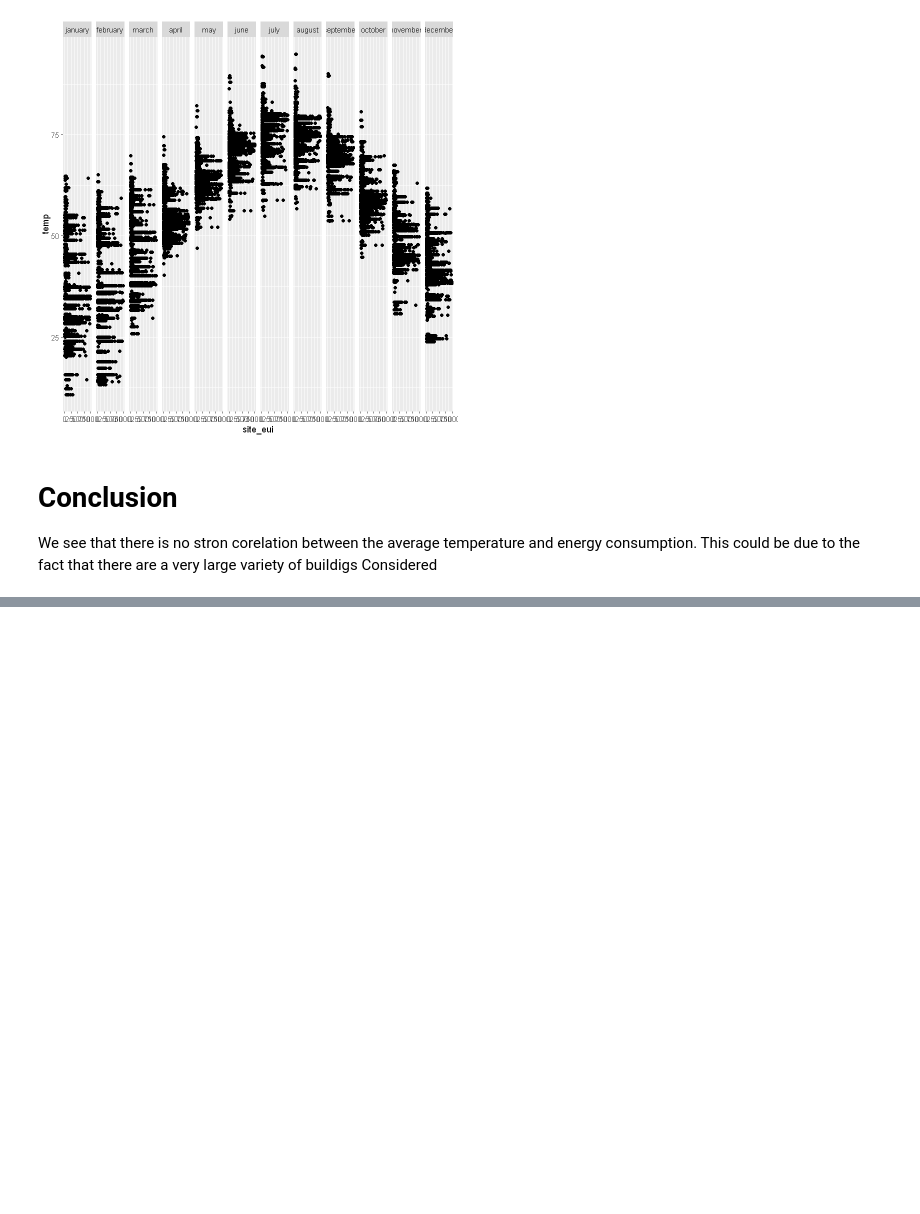
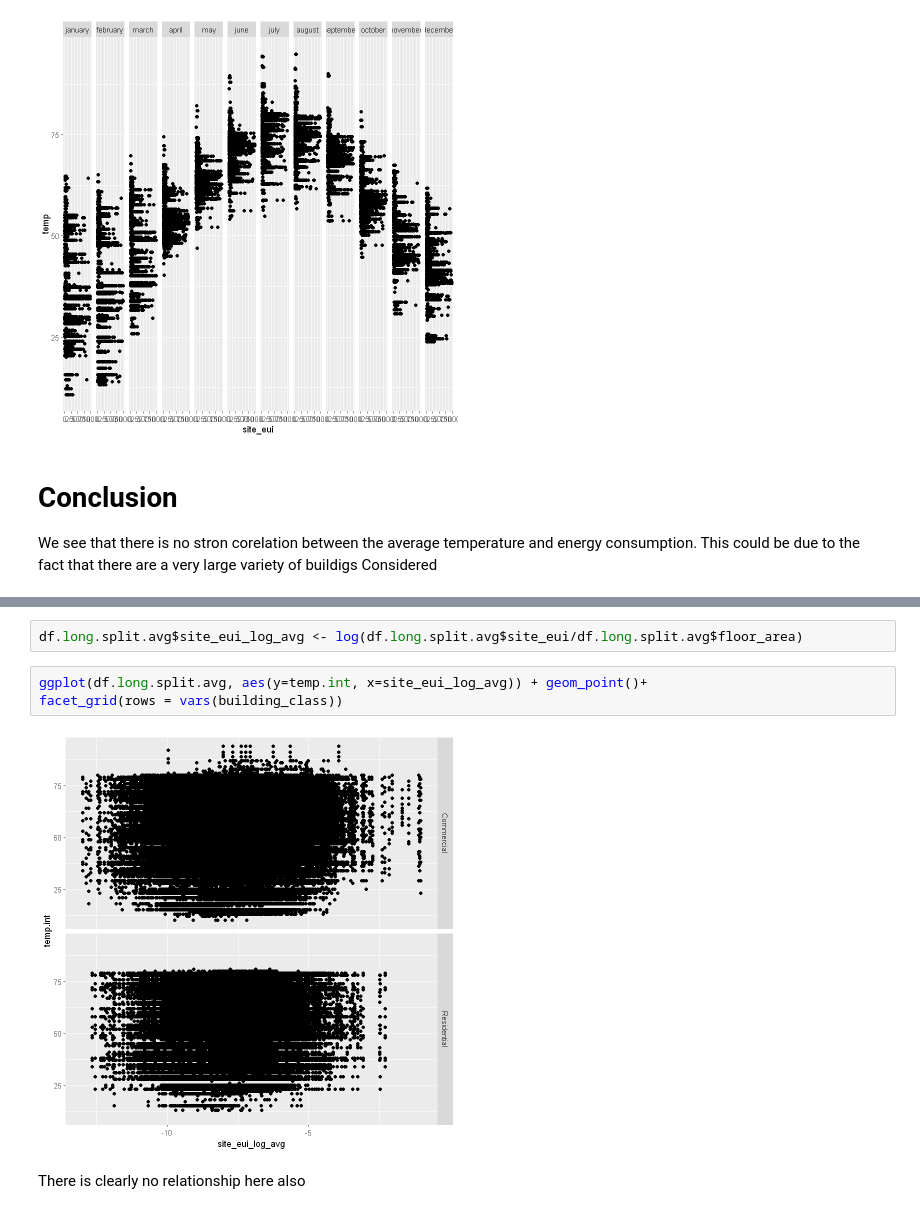
Before and after one commit to OmdenaAI/silicon-valley-chapter-data-science-for-climate-change, a Jupyter notebook: src/tasks/task-2-eda/Basic EDA in R.ipynb, the cells around one changed output, grey strips where cells are left out. Cells and saved outputs as stored; diff of their text form; blank space fills up the shorter version.

```diff
--- a/src/tasks/task-2-eda/Basic EDA in R.ipynb
+++ b/src/tasks/task-2-eda/Basic EDA in R.ipynb
@@ -163,0 +227,9 @@ This could be due to the fact that there are a very large variety of buildigs Co
+# %%
+df.long.split.avg$site_eui_log_avg <- log(df.long.split.avg$site_eui/df.long.split.avg$floor_area)
+# %%
+ggplot(df.long.split.avg, aes(y=temp.int, x=site_eui_log_avg)) + geom_point()+
+facet_grid(rows = vars(building_class))
+# %% [output]
+[figure, added]
+# %% [markdown]
+There is clearly no relationship here also
```
Also changed, not shown: parts of 16 cells of this notebook, 3 other files.
